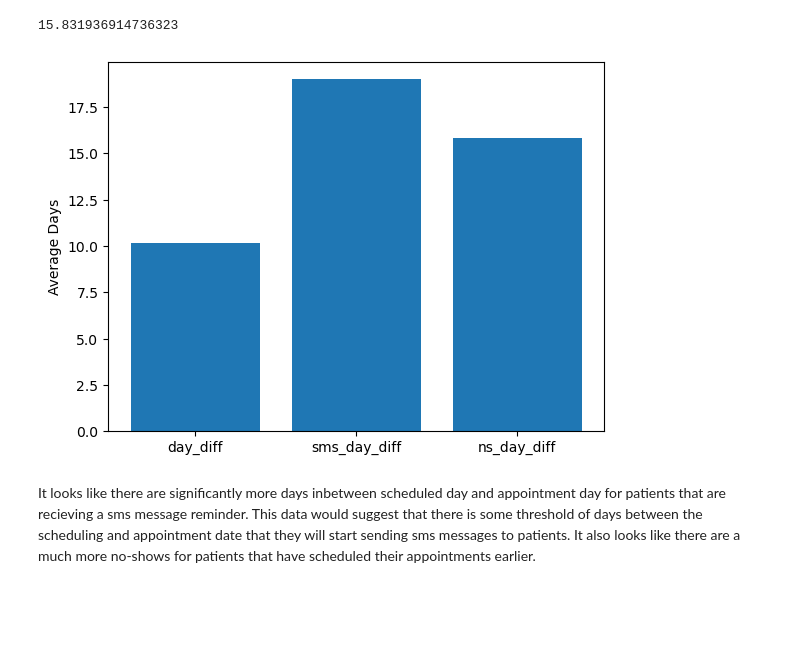
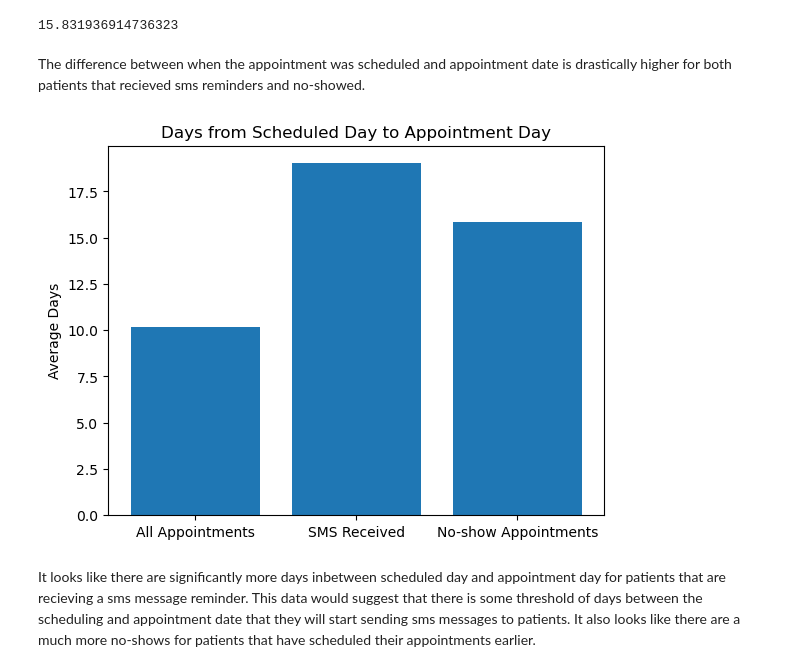
Before and after one commit to jdaugherty1216/Data-Analysis---No-show-Appointments, a Jupyter notebook: Data Analysis_No-Show Appointment.ipynb, the cells around one changed output. Drawn from its saved outputs; the diff is of its cells as text; code cells hidden in the pictures; blank space fills up the shorter version.

```diff
--- a/Data Analysis_No-Show Appointment.ipynb
+++ b/Data Analysis_No-Show Appointment.ipynb
@@ -239,12 +248,15 @@ ns_day_diff = calc_day_diff(df_ns)
 print(ns_day_diff.mean())
 # %% [output]
 15.831936914736323
+# %% [markdown]
+The difference between when the appointment was scheduled and appointment date is drastically higher for both patients that recieved sms reminders and no-showed.
 # %%
 diff_arr=[day_diff.mean(),sms_day_diff.mean(),ns_day_diff.mean()]
-plt.bar([1,2,3],diff_arr, tick_label=['day_diff','sms_day_diff', 'ns_day_diff'])
+plt.bar([1,2,3],diff_arr, tick_label=['All Appointments','SMS Received', 'No-show Appointments'])
+plt.title('Days from Scheduled Day to Appointment Day')
 plt.ylabel('Average Days');
 # %% [output]
-[figure, old version]
+[figure, new version]
 # %% [markdown]
 It looks like there are significantly more days inbetween scheduled day and appointment day for patients that are recieving a sms message reminder. This data would suggest that there is some threshold of days between the scheduling and appointment date that they will start sending sms messages to patients. It also looks like there are a much more no-shows for patients that have scheduled their appointments earlier.
 # %%
```
Also changed, not shown: parts of 10 cells of this notebook.
